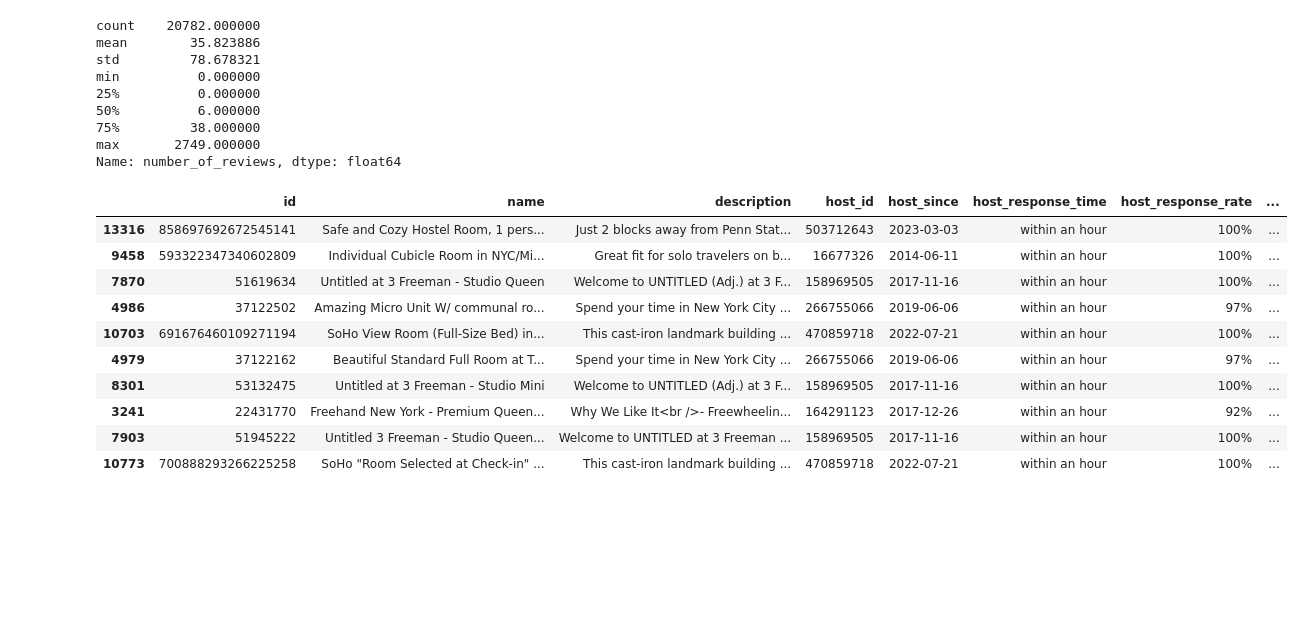
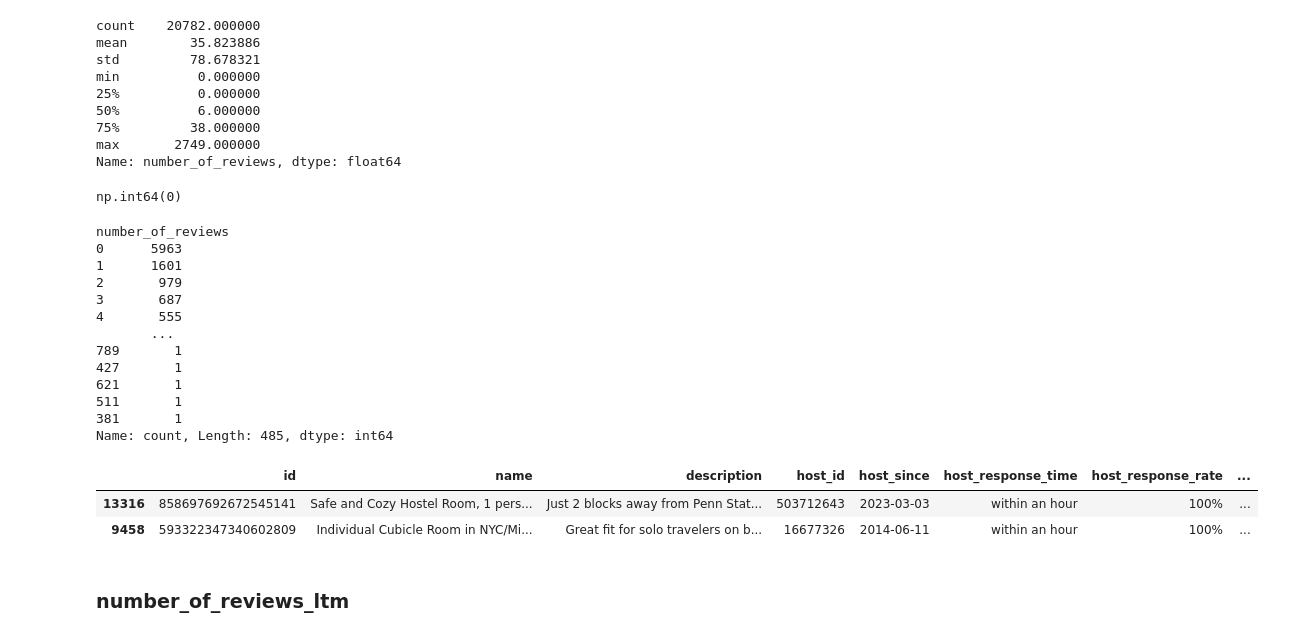
Before and after one commit to KyungminChang/data-analysis-project-BBB, a Jupyter notebook: 01_preprocessiong.ipynb, the cells around one changed output. Saved outputs shown, nothing was run; the diff lists cells and outputs as text; code cells hidden in the pictures; blank space fills up the shorter version.

Commit message:
누락된 "number_of_reviews_ltm" 컬럼 추가

```diff
--- a/01_preprocessiong.ipynb
+++ b/01_preprocessiong.ipynb
@@ -1277,17 +1277,30 @@ min          0.000000
 75%         38.000000
 max       2749.000000
 Name: number_of_reviews, dtype: float64
+# %%
+# 결측치 확인
+display(df_ch['number_of_reviews'].isna().sum())
+display(df_ch['number_of_reviews'].value_counts(dropna=False))
+# %% [output]
+np.int64(0)
+number_of_reviews
+0      5963
+1      1601
+2       979
+3       687
+4       555
+       ...
+789       1
+427       1
+621       1
+511       1
+381       1
+Name: count, Length: 485, dtype: int64
 # %%
-df_ch.sort_values("number_of_reviews", ascending=False).head(10)
+df_ch.sort_values("number_of_reviews", ascending=False).head(2)
 # %% [output]
 |  | id | name | description | host_id | host_since | host_response_time | host_response_rate | ... |
 | 13316 | 858697692672545141 | Safe and Cozy Hostel Room, 1 pers... | Just 2 blocks away from Penn Stat... | 503712643 | 2023-03-03 | within an hour | 100% | ... |
 | 9458 | 593322347340602809 | Individual Cubicle Room in NYC/Mi... | Great fit for solo travelers on b... | 16677326 | 2014-06-11 | within an hour | 100% | ... |
-| 7870 | 51619634 | Untitled at 3 Freeman - Studio Queen | Welcome to UNTITLED (Adj.) at 3 F... | 158969505 | 2017-11-16 | within an hour | 100% | ... |
-| 4986 | 37122502 | Amazing Micro Unit W/ communal ro... | Spend your time in New York City ... | 266755066 | 2019-06-06 | within an hour | 97% | ... |
-| 10703 | 691676460109271194 | SoHo View Room (Full-Size Bed) in... | This cast-iron landmark building ... | 470859718 | 2022-07-21 | within an hour | 100% | ... |
-| 4979 | 37122162 | Beautiful Standard Full Room at T... | Spend your time in New York City ... | 266755066 | 2019-06-06 | within an hour | 97% | ... |
-| 8301 | 53132475 | Untitled at 3 Freeman - Studio Mini | Welcome to UNTITLED (Adj.) at 3 F... | 158969505 | 2017-11-16 | within an hour | 100% | ... |
-| 3241 | 22431770 | Freehand New York - Premium Queen... | Why We Like It<br />- Freewheelin... | 164291123 | 2017-12-26 | within an hour | 92% | ... |
-| 7903 | 51945222 | Untitled 3 Freeman - Studio Queen... | Welcome to UNTITLED at 3 Freeman ... | 158969505 | 2017-11-16 | within an hour | 100% | ... |
-| 10773 | 700888293266225258 | SoHo "Room Selected at Check-in" ... | This cast-iron landmark building ... | 470859718 | 2022-07-21 | within an hour | 100% | ... |
+# %% [markdown]
+### number_of_reviews_ltm
```
Also changed, not shown: parts of 2 cells of this notebook.
